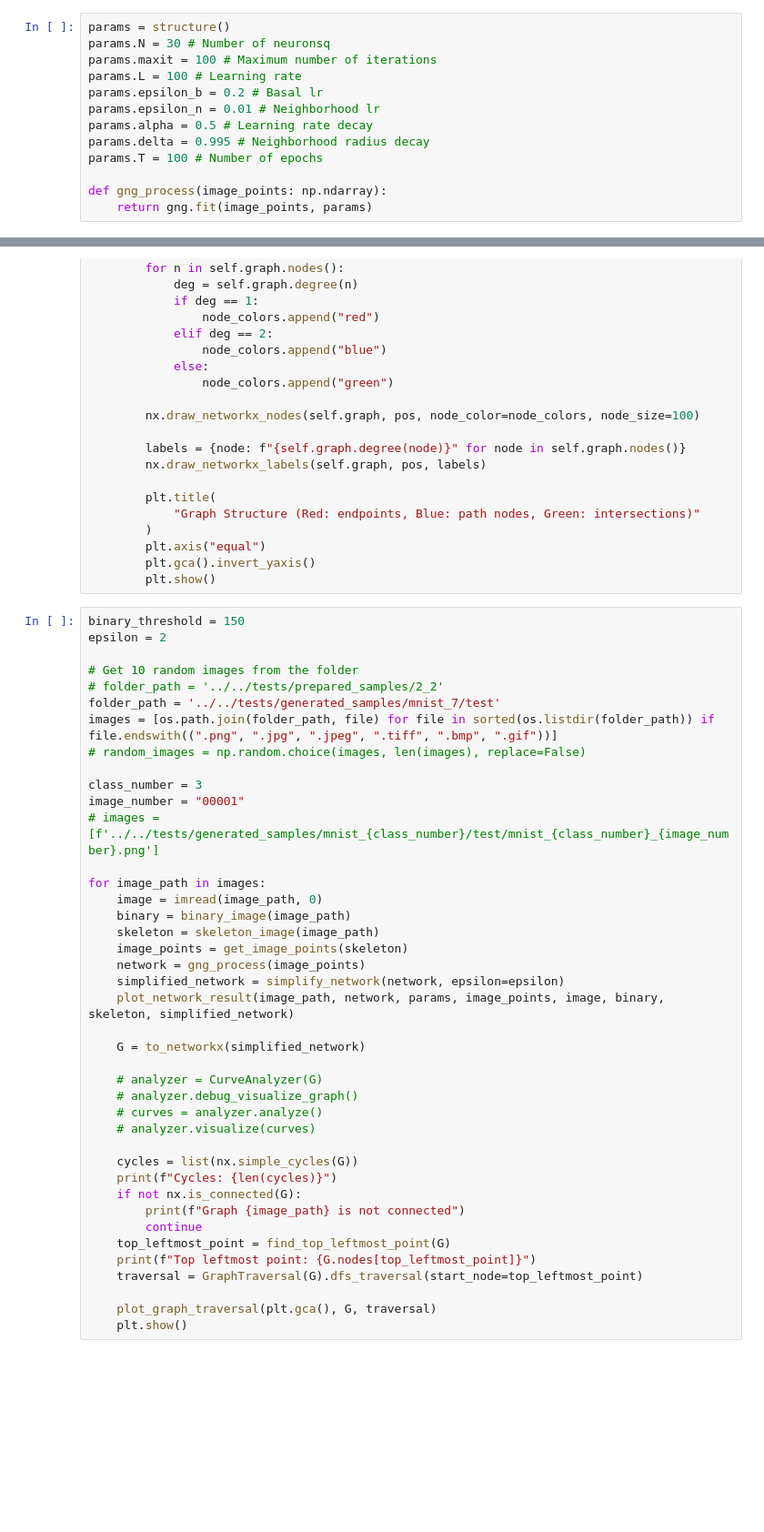
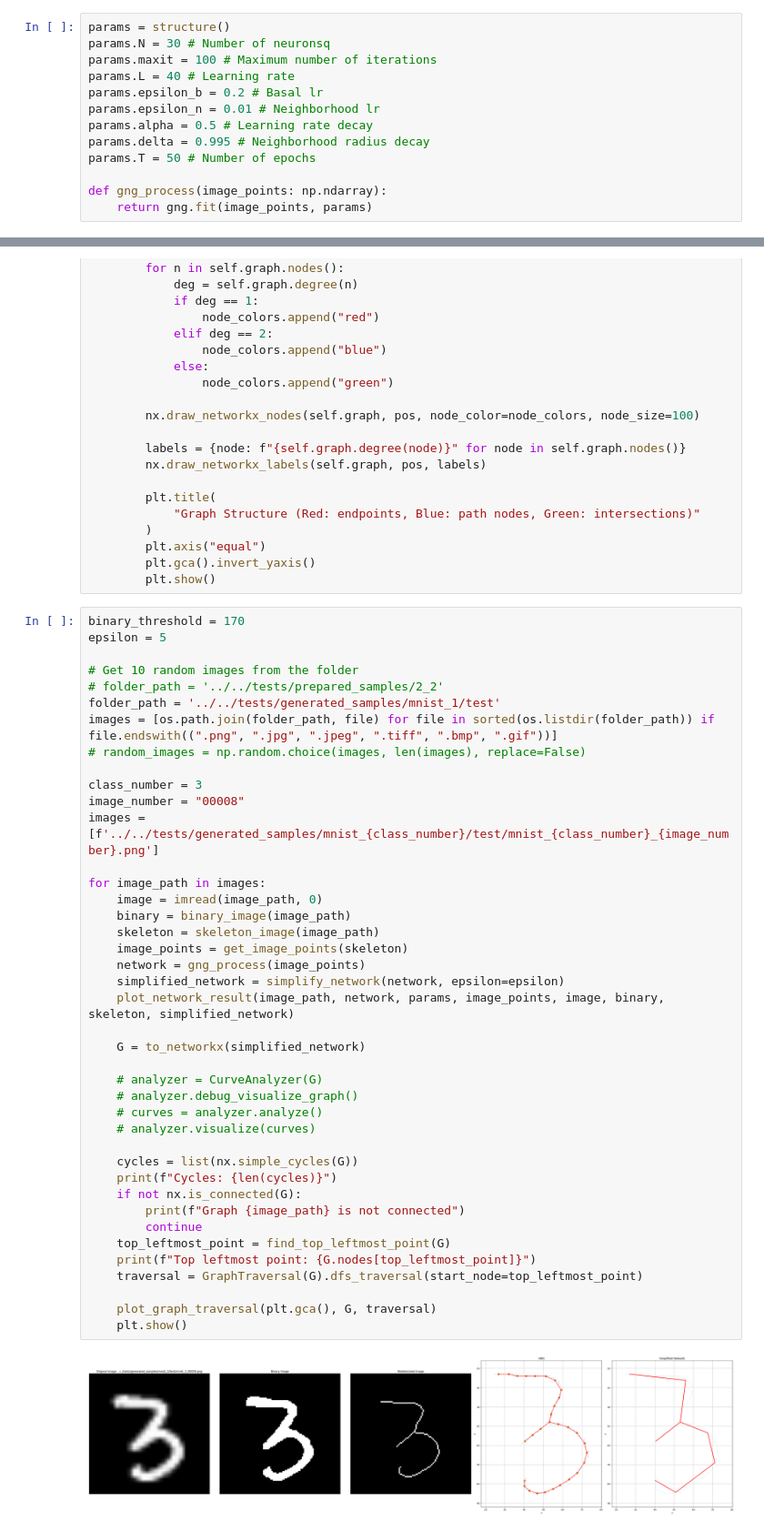
Before and after one commit to NaturalAGI-Lab/NaturalAGI, a Jupyter notebook: src/skeletonization/experiments.ipynb, the cells around one changed output, grey strips where cells are left out. Shown at 91% size. Saved outputs shown, nothing was run; the diff lists cells and outputs as text; blank space fills up the shorter version.

Commit message:
feat: graph minors

```diff
--- a/src/skeletonization/experiments.ipynb
+++ b/src/skeletonization/experiments.ipynb
@@ -209,12 +209,12 @@ class GraphTraversal:
 params = structure()
 params.N = 30 # Number of neuronsq
 params.maxit = 100 # Maximum number of iterations
-params.L = 100 # Learning rate
+params.L = 40 # Learning rate
 params.epsilon_b = 0.2 # Basal lr
 params.epsilon_n = 0.01 # Neighborhood lr
 params.alpha = 0.5 # Learning rate decay
 params.delta = 0.995 # Neighborhood radius decay
-params.T = 100 # Number of epochs
+params.T = 50 # Number of epochs
 
 def gng_process(image_points: np.ndarray):
     return gng.fit(image_points, params)
@@ -817,43 +817,45 @@ class CurveAnalyzer:
         plt.gca().invert_yaxis()
         plt.show()
 # %%
-binary_threshold = 150
-epsilon = 2
+binary_threshold = 170
+epsilon = 5
 
 # Get 10 random images from the folder
 # folder_path = '../../tests/prepared_samples/2_2'
-folder_path = '../../tests/generated_samples/mnist_7/test'
+folder_path = '../../tests/generated_samples/mnist_1/test'
 images = [os.path.join(folder_path, file) for file in sorted(os.listdir(folder_path)) if file.endswith((".png", ".jpg", ".jpeg", ".tiff", ".bmp", ".gif"))]
 # random_images = np.random.choice(images, len(images), replace=False)
 
 class_number = 3
-image_number = "00001"
-# images = [f'../../tests/generated_samples/mnist_{class_number}/test/mnist_{class_number}_{image_number}.png']
+image_number = "00008"
+images = [f'../../tests/generated_samples/mnist_{class_number}/test/mnist_{class_number}_{image_number}.png']
 
 for image_path in images:
     image = imread(image_path, 0)
     binary = binary_image(image_path)
     skeleton = skeleton_image(image_path)
     image_points = get_image_points(skeleton)
     network = gng_process(image_points)
     simplified_network = simplify_network(network, epsilon=epsilon)
     plot_network_result(image_path, network, params, image_points, image, binary, skeleton, simplified_network)
 
     G = to_networkx(simplified_network)
 
     # analyzer = CurveAnalyzer(G)
     # analyzer.debug_visualize_graph()
     # curves = analyzer.analyze()
     # analyzer.visualize(curves)
 
     cycles = list(nx.simple_cycles(G))
     print(f"Cycles: {len(cycles)}")
     if not nx.is_connected(G):
         print(f"Graph {image_path} is not connected")
         continue
     top_leftmost_point = find_top_leftmost_point(G)
     print(f"Top leftmost point: {G.nodes[top_leftmost_point]}")
     traversal = GraphTraversal(G).dfs_traversal(start_node=top_leftmost_point)
 
     plot_graph_traversal(plt.gca(), G, traversal)
     plt.show()
+# %% [output]
+[figure, added]
```
Also changed, not shown: parts of 1 cell of this notebook, 10 other files.
